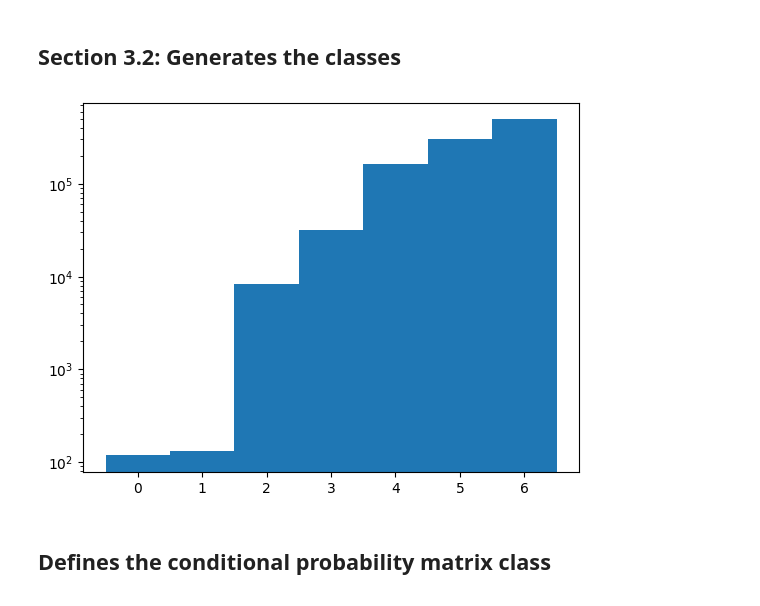
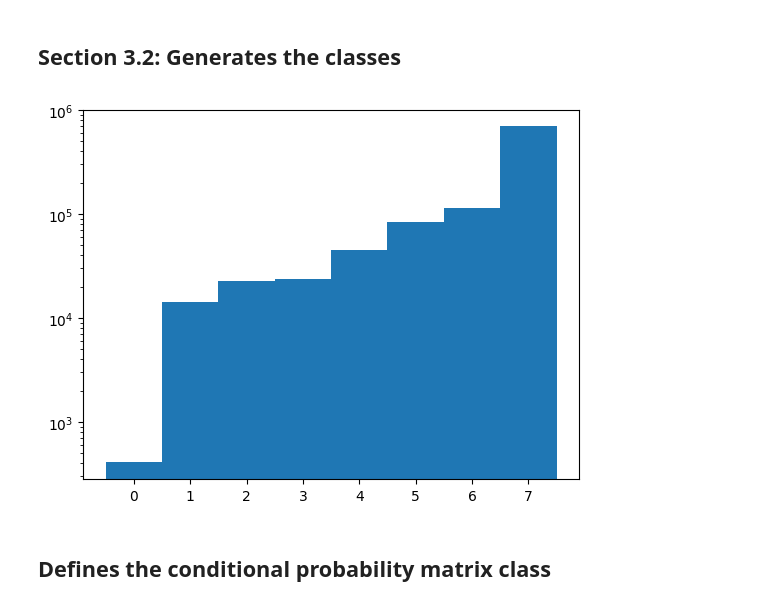
Before and after one commit to edgars7/machine_learning_classification_partiii, a Jupyter notebook: metric_simulations.ipynb, the cells around one changed output. Saved outputs shown, nothing was run; the diff lists cells and outputs as text; code cells hidden in the pictures.

```diff
--- a/metric_simulations.ipynb
+++ b/metric_simulations.ipynb
@@ -9,17 +9,17 @@ np.set_printoptions(precision=3)
 # %%
 # These are important
 b = 6
-M = 7
+M = 8
 
 u = np.random.uniform(0,1,M)*b
 P = np.exp(np.log(b)*u)
 P = np.sort(P/np.sum(P))
 
 values = plt.hist(np.random.choice(M, 10**b, p=P), bins=[-0.5 + x for x in range(M+1)])
 plt.yscale('log')
 plt.show()
 # %% [output]
-[figure, old version]
+[figure, new version]
 # %% [markdown]
 ## Defines the conditional probability matrix class
 # %%
```
Also changed, not shown: parts of 6 cells of this notebook.
